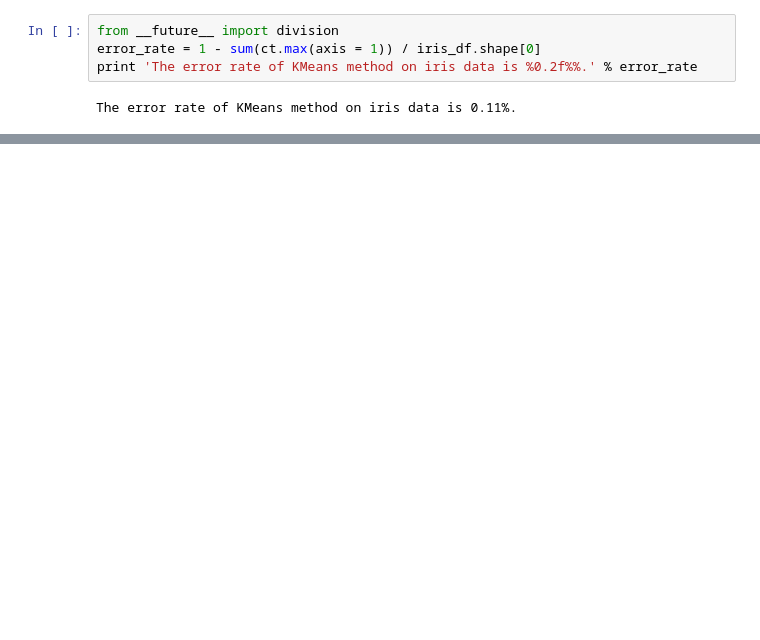
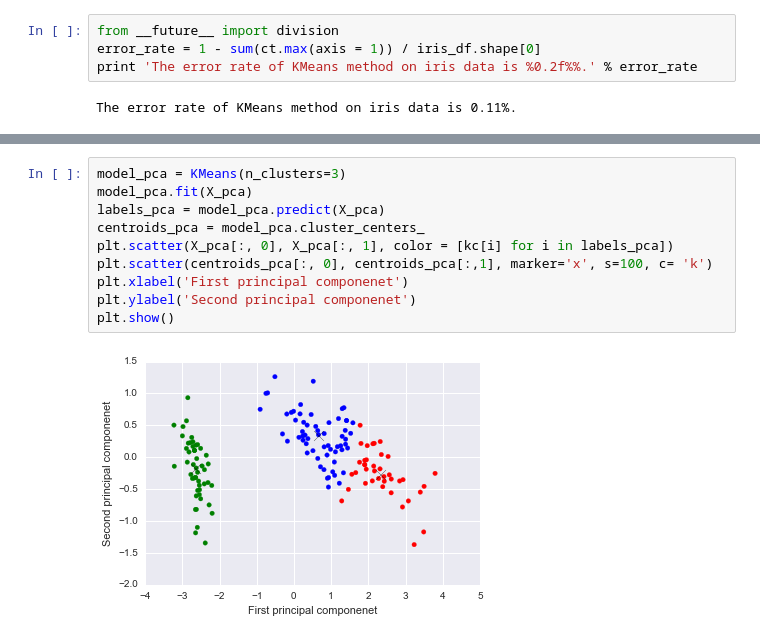
Before and after one commit to edging1218/Sklearn, a Jupyter notebook: Unsupervised_learning/KMeans_Iris.ipynb, the cells around one changed output, grey strips where cells are left out. Saved outputs shown, nothing was run; the diff lists cells and outputs as text; blank space fills up the shorter version.

```diff
--- a/Unsupervised_learning/KMeans_Iris.ipynb
+++ b/Unsupervised_learning/KMeans_Iris.ipynb
@@ -72,0 +135,12 @@ The error rate of KMeans method on iris data is 0.11%.
+# %%
+model_pca = KMeans(n_clusters=3)
+model_pca.fit(X_pca)
+labels_pca = model_pca.predict(X_pca)
+centroids_pca = model_pca.cluster_centers_
+plt.scatter(X_pca[:, 0], X_pca[:, 1], color = [kc[i] for i in labels_pca])
+plt.scatter(centroids_pca[:, 0], centroids_pca[:,1], marker='x', s=100, c= 'k')
+plt.xlabel('First principal componenet')
+plt.ylabel('Second principal componenet')
+plt.show()
+# %% [output]
+[figure, added]
```
Also changed, not shown: parts of 14 cells of this notebook.
